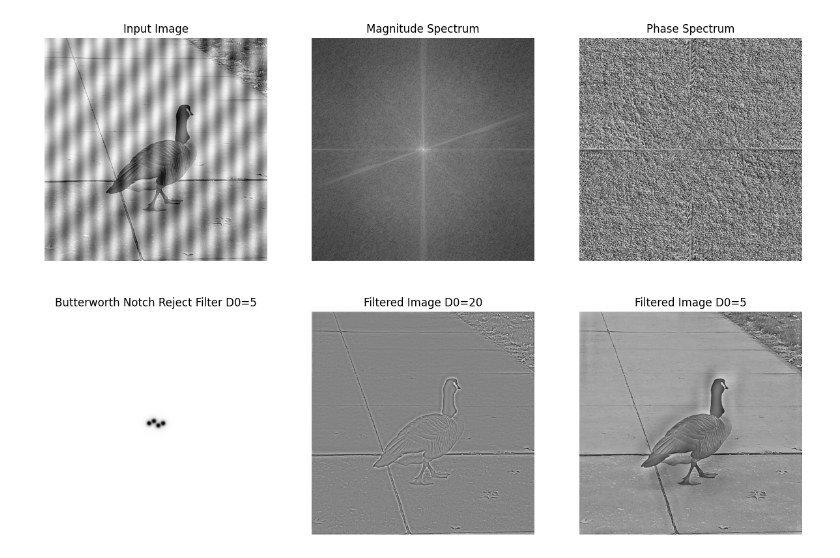
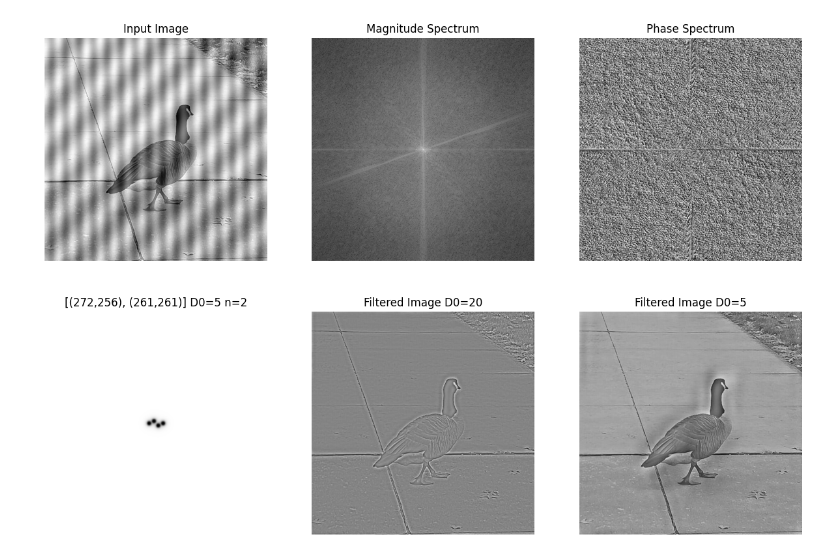
Before and after one commit to Faysal-star/IPCV_Labs, a Jupyter notebook: Lab/Lab_5_Frequency_Domanin_Filtering.ipynb, the cells around one changed output. Saved outputs shown, nothing was run; the diff lists cells and outputs as text; code cells hidden in the pictures.

Commit message:
notch fix

```diff
--- a/Lab/Lab_5_Frequency_Domanin_Filtering.ipynb
+++ b/Lab/Lab_5_Frequency_Domanin_Filtering.ipynb
@@ -95,21 +95,21 @@ mask_2 = cv2.normalize(mask_2, None,0,255,cv2.NORM_MINMAX,dtype=cv2.CV_8U)
 # %%
 fig, axs = plt.subplots(2,3, figsize=(15,10))
 axs[0,0].imshow(img_input, cmap='gray')
 axs[0,0].set_title('Input Image')
 axs[0,1].imshow(magnitude_spectrum, cmap='gray')
 axs[0,1].set_title('Magnitude Spectrum')
 axs[0,2].imshow(ang_, cmap='gray')
 axs[0,2].set_title('Phase Spectrum')
 axs[1,0].imshow(mask_2, cmap='gray')
-axs[1,0].set_title('Butterworth Notch Reject Filter D0=5')
+axs[1,0].set_title('[(272,256), (261,261)] D0=5 n=2')
 axs[1,1].imshow(img_back_scaled_1, cmap='gray')
 axs[1,1].set_title('Filtered Image D0=20')
 axs[1,2].imshow(img_back_scaled_2, cmap='gray')
 axs[1,2].set_title('Filtered Image D0=5')
 
 for ax in axs.flat:
     ax.axis('off')
 
 plt.show()
 # %% [output]
-[figure, old version]
+[figure, new version]
```
